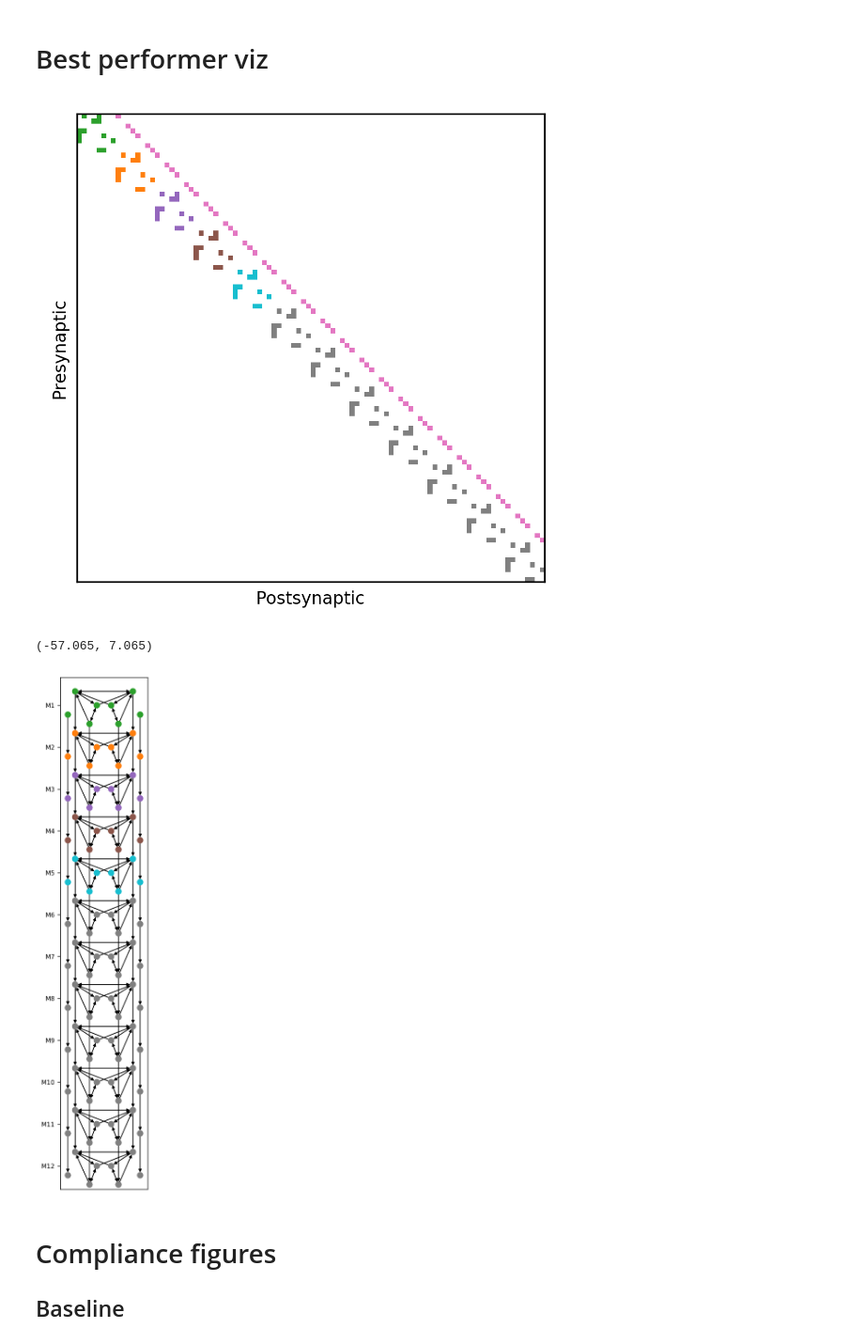
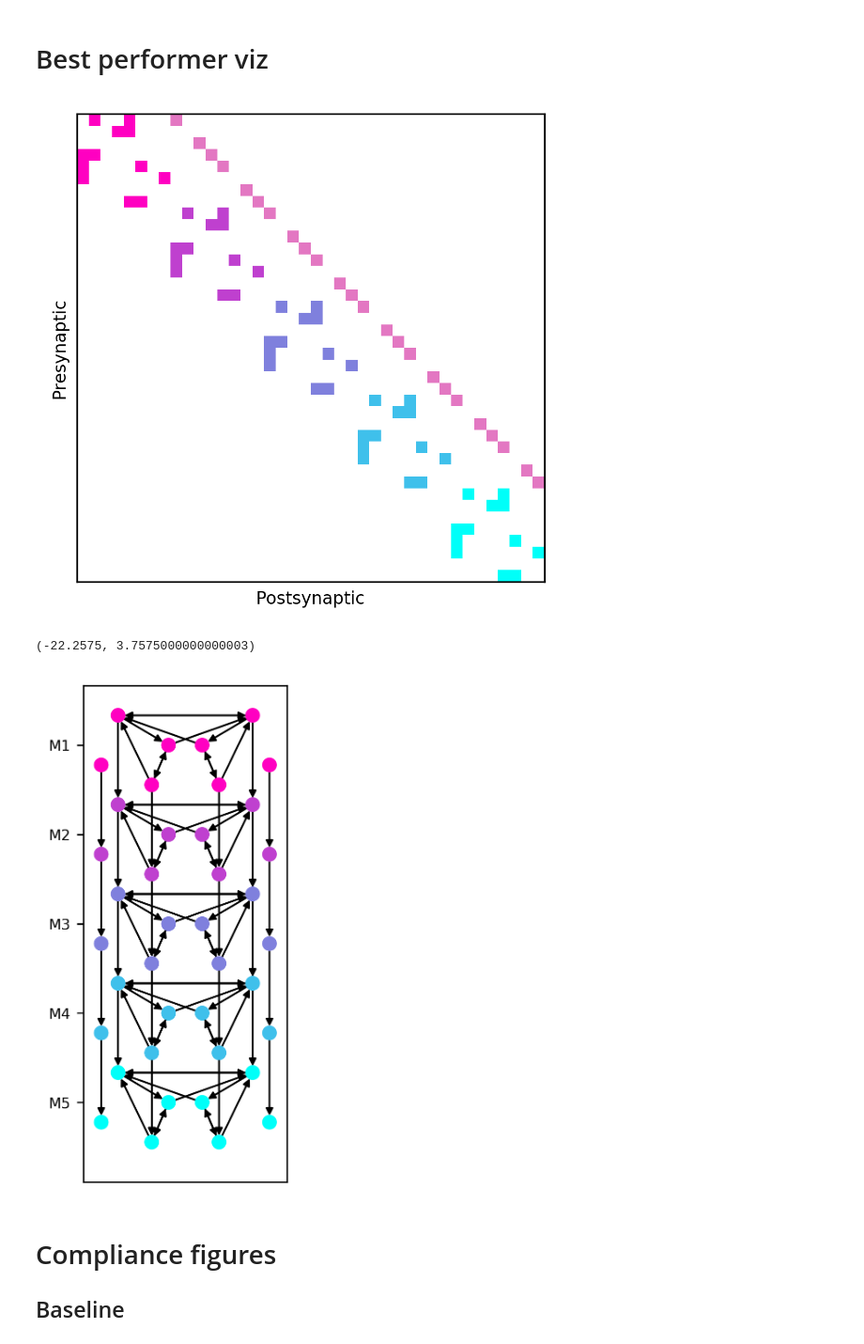
Before and after one commit to Raphtor/cpg_search, a Jupyter notebook: FigureGeneration.ipynb, the cells around one changed output. Shown at 94% size. Cells and saved outputs as stored; diff of their text form; code cells hidden in the pictures.

```diff
--- a/FigureGeneration.ipynb
+++ b/FigureGeneration.ipynb
@@ -578,22 +617,22 @@ def run_simple(model):
 
 # Best performer viz
 # %%
-model, mn,probes,adj, mm, lr,imm = create_best_performer()
-cmap = ListedColormap([
+modules=5
+model, mn,probes,adj, mm, lr,imm = create_best_performer(modules)
+ccs = [
     colors['background'],
     mcolors.to_rgba('gray'),
     colors['intermodule_connections'],
-    colors['module1'],
-    colors['module2'],
-    colors['module3'],
-    colors['module4'],
-    colors['module5'],
 
 
-])
+
+]
+ccs.extend(module_colors)
+cmap = ListedColormap(ccs)
+
 nn = 8
 n = 4
-modules=12
+
 new_adj = adj.copy()
 new_adj[0:8,0:8] = adj[0:8,0:8]*3
 new_adj[0:8,8:16] = adj[0:8,8:16]*50*2
@@ -610,31 +649,25 @@ im = draw_adj(ax, new_adj, cmap=cmap)
 savefig(fig,'best_performer_adj')
 # plt.colorbar(im,ax=ax)
 # %% [output]
-[figure, old version]
+[figure, new version]
 # %%
 w = mcolors.to_rgba('gray')
-ncolors = [
-    colors['module1'],
-    colors['module2'],
-    colors['module3'],
-    colors['module4'],
-    colors['module5'],
-    w,
-    w,
-    w,
-    w,
-    w,
-    w,
-    w,
-]
-fig,ax = plt.subplots(dpi=300,figsize=(2,12) )
+N = modules
+ncolors=copy(module_colors)
+try:
+    ws = np.hstack([w]*(N-5))
+    ncolors = np.hstack(ncolors, ws)
+except:
+    pass
+
+fig,ax = plt.subplots(dpi=300,figsize=(2,N) )
 draw_graph(ax,adj, modules=N,colors=ncolors, with_labels=False,node_size=50,arrowsize=8)
 print(ax.get_ylim())
-ax.set_ylim(-52,3)
+ax.set_ylim(-4*N-2,3)
 savefig(fig, "best_performer_graph")
 # %% [output]
-(-57.065, 7.065)
+(-22.2575, 3.7575000000000003)
-[figure, old version]
+[figure, new version]
 # %% [markdown]
 # Compliance figures
 ## Baseline
```
Also changed, not shown: parts of 36 cells of this notebook, 4 other files.
